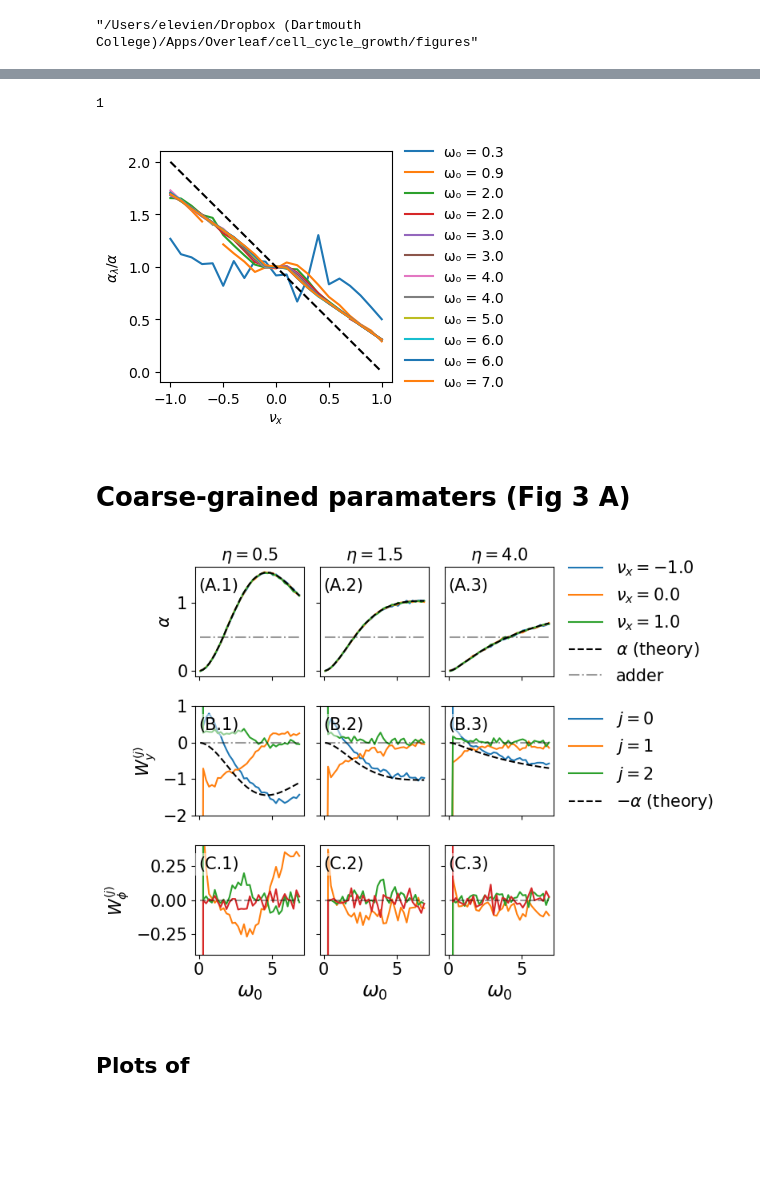
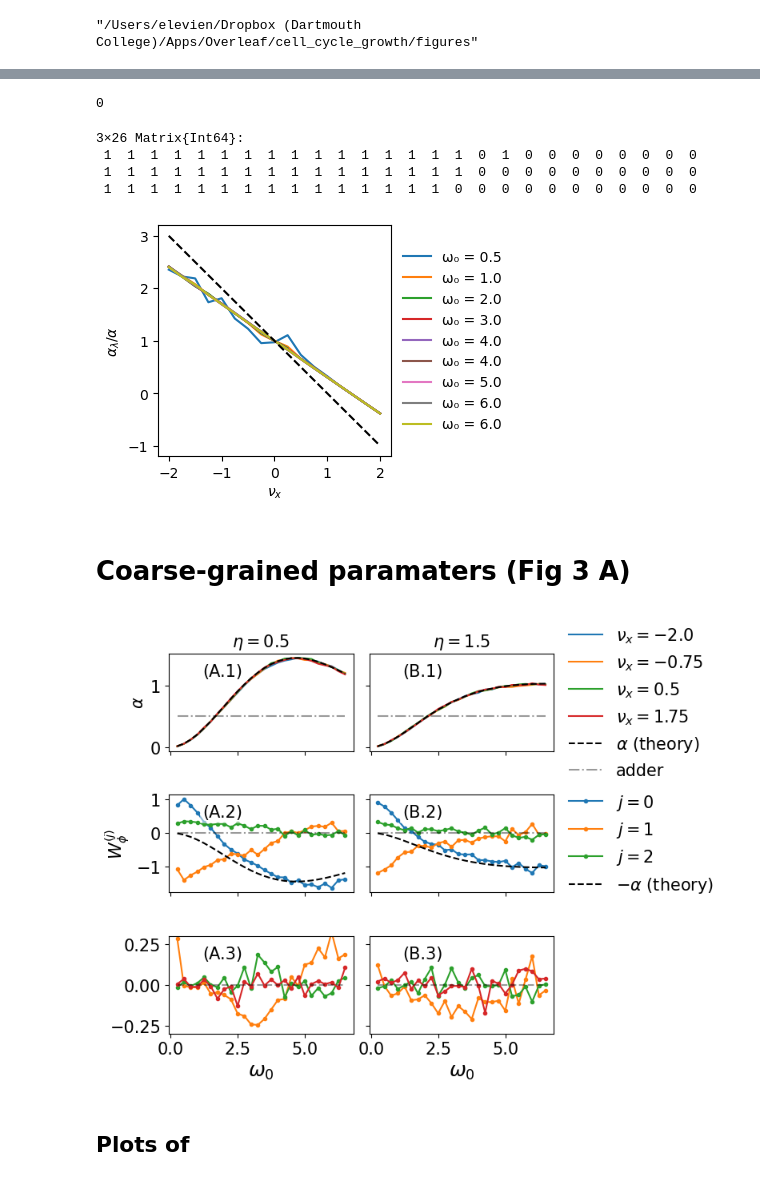
Before and after one commit to elevien/GrowthCellCycleModel, a Jupyter notebook: src/FIG3.ipynb, the cells around one changed output, grey strips where cells are left out. Drawn from its saved outputs; the diff is of its cells as text; code cells hidden in the pictures; blank space fills up the shorter version.

Commit message:
Updated figures

```diff
--- a/src/FIG3.ipynb
+++ b/src/FIG3.ipynb
@@ -12,5 +12,6 @@ data= CSV.read("./output/sho_data_cells_1d.csv",DataFrame);
 data
 ω0range = data.ω0 |> unique |> sort;
 ηrange = data.η |> unique |> sort;
-nuxrange = data.uθ |> unique |> sort;
-data.nux = data.uθ; # add nux column for clarity
+nuxrange = data.nux |> unique |> sort;
+
+data
@@ -16,0 +39,9 @@ data.nux = data.uθ; # add nux column for clarity
+# %%
+fig,ax= subplots(figsize=(4,4))
+η = ηrange[2]
+d = data[data.η .== η,:]
+d = data[data.nux .== nuxrange[1],:]
+d = data[data.ω0 .== ω0range[5],:]
+
+ax.plot(d.z0[100:200],".-")
+fig
@@ -20,7 +53,14 @@ dfu = data[data.nux .== nuxrange[2],:]
 P = hcat([[d.isphys[1] for d in groupby(dfuet, :η)] for dfuet in groupby(dfu, :ω0)]...)
 minimum(P) # should be 1
 # %% [output]
-1
+0
+# %%
+P
+# %% [output]
+3×26 Matrix{Int64}:
+ 1  1  1  1  1  1  1  1  1  1  1  1  1  1  1  1  0  1  0  0  0  0  0  0  0  0
+ 1  1  1  1  1  1  1  1  1  1  1  1  1  1  1  1  0  0  0  0  0  0  0  0  0  0
+ 1  1  1  1  1  1  1  1  1  1  1  1  1  1  1  0  0  0  0  0  0  0  0  0  0  0
 # %%
 fig,axs = subplots(figsize=(3, 3),sharex=true)
 
@@ -30,7 +70,7 @@ j = 0
 for ω0 in ω0range[2:3:end]
     df = data[(data.η .== η) .& (data.ω0 .== ω0), :]
     α = [-cov(d.ϕ, d.z0) / var(d.z0) for d in groupby(df, :nux)]
-    αλ = [-cov(d.ϕ ./ d.τ, d.z0) / var(d.z0) * mean(d.τ) for d in groupby(df, :uθ)]
+    αλ = [-cov(d.ϕ ./ d.τ, d.z0) / var(d.z0) * mean(d.τ) for d in groupby(df, :nux)]
     ax.plot(nuxrange,αλ ./α,"C$(j)-",label = "ω₀ = $(round(ω0; sigdigits=1))")
     j = j+ 1
 end
@@ -55,28 +95,28 @@ ax.set_ylabel("\$\\alpha_{\\lambda}/\\alpha \$")
 ax.set_xlabel(L"$\nu_x$")
 fig
 # %% [output]
-[figure, old version]
+[figure, new version]
 # %% [markdown]
 # Coarse-grained paramaters (Fig 3 A)
 # %%
-fig, axs = subplots(figsize=(8, 6), ncols=length(ηrange), nrows=3, sharey="row", sharex=true)
+fig, axs = subplots(figsize=(8, 6), ncols=2, nrows=3, sharey="row", sharex=true)
 
 l = 3
-row_labels = ["A", "B", "C"]
-for i in 1:length(ηrange)
+row_labels = ["A", "B"]
+for i in [1,2]
     η = ηrange[i]
     nux = 0
 
     for row in 1:3
         ax = axs[row-1, i-1]
         # Add panel label in the upper right corner, not bold, with white background and large font
-        ax.text(0.4, 0.9, "($(row_labels[row]).$(i))", transform=ax.transAxes, fontsize=15, va="top", ha="right", bbox=Dict("facecolor"=>"white","alpha"=>0.5, "edgecolor"=>"none", "pad"=>2.5))
+        ax.text(0.4, 0.9, "($(row_labels[i]).$(row))", transform=ax.transAxes, fontsize=15, va="top", ha="right", bbox=Dict("facecolor"=>"white","alpha"=>0.5, "edgecolor"=>"none", "pad"=>2.5))
         ax.tick_params(labelsize=15)
     end
 
     # Row 1: alpha
     ax = axs[0, i-1]
-    for j in 1:10:length(nuxrange)
+    for j in 1:5:length(nuxrange)
         dfcell = data[(data.η .== η) .& (data.nux .== nuxrange[j]), :]
         alphas = [-cov(df.ϕ, df.z0) / var(df.z0) for df in groupby(dfcell, :ω0)]
         ax.plot(ω0range, alphas, "-", label="\${\\nu_{x}}=$(nuxrange[j])\$")
@@ -98,47 +138,47 @@ for i in 1:length(ηrange)
     end
     Wz0s = hcat(Wz0s...)
     Wz0s_theory = hcat(Wz0s_theory...)
-    [ax.plot(ω0range, Wz0s[j, :], "-", label="\$j=$(j-1)\$") for j in 1:l]
+    [ax.plot(ω0range, Wz0s[j, :], ".-", label="\$j=$(j-1)\$") for j in 1:l]
     # [ax.plot(ω0range, Wz0s_theory[j, :], "k--") for j in 1:size(Wz0s_theory, 1)]
     ax.plot(ω0range, [-alpha_SHO(η * ω0, ω0, 1/log(2), η) for ω0 in ω0range], "k--", label="\$-\\alpha\$ (theory)")
     ax.plot(ω0range, zeros(length(ω0range)), "k-.", alpha=0.4)
-    ax.set_ylim(-2, 1)
+    #ax.set_ylim(-2, 1)
     ax.xaxis.label.set_size(18)
     ax.yaxis.label.set_size(18)
 
     # Row 3: W_z0
     ax = axs[2, i-1]
     Wz0s = []
     dfcell = data[(data.η .== η) .& (data.nux .== nuxrange[end]), :]
     for k in 1:length(ω0range)
         d = dfcell[dfcell.ω0 .== ω0range[k], :]
         push!(Wz0s, coarse_grained1D(d, l)[1])
     end
     Wz0s = hcat(Wz0s...)
-    [ax.plot(ω0range, Wz0s[j, :], "C$(j)-", label="\$j=$(j)\$") for j in 1:size(Wz0s, 1)]
+    [ax.plot(ω0range, Wz0s[j, :], "C$(j).-", label="\$j=$(j)\$") for j in 1:size(Wz0s, 1)]
     ax.plot(ω0range, zeros(length(ω0range)), "k--", alpha=0.4)
     ax.set_xlabel(L"$\omega_0$")
-    ax.set_ylim(-0.4, 0.4)
+    ax.set_ylim(-0.3, 0.3)
     ax.xaxis.label.set_size(18)
     ax.yaxis.label.set_size(18)
 
 end
 
 # Add legend ONLY on the middle row, first column
-axs[0,2].legend(loc="center left", bbox_to_anchor=(1, 0.5), frameon=false, fontsize=15)
-axs[1,2].legend(loc="center left", bbox_to_anchor=(1, 0.5), frameon=false, fontsize=15)
+axs[0,1].legend(loc="center left", bbox_to_anchor=(1, 0.5), frameon=false, fontsize=15)
+axs[1,1].legend(loc="center left", bbox_to_anchor=(1, 0.5), frameon=false, fontsize=15)
 axs[0,0].set_ylabel("\$\\alpha\$", fontsize=15)
 axs[1,0].set_ylabel("\$W_{y}^{(j)}\$", fontsize=15)
-axs[2,0].set_ylabel("\$W_{\\phi}^{(j)}\$", fontsize=15)
+axs[1,0].set_ylabel("\$W_{\\phi}^{(j)}\$", fontsize=15)
 # plot titles starting etarange
-for i in 1:length(ηrange)
+for i in 1:2
     axs[0, i-1].set_title("\$\\eta = $(ηrange[i])\$", fontsize=15)
 end
 
 tight_layout()
 savefig(joinpath(FIG_PATH, "fig2_cg.pdf"), bbox_inches="tight", pad_inches=0, format="pdf")
 fig
 # %% [output]
-[figure, old version]
+[figure, new version]
 # %% [markdown]
 ## Plots of
```
Also changed, not shown: parts of 5 cells of this notebook, 7 other files.
